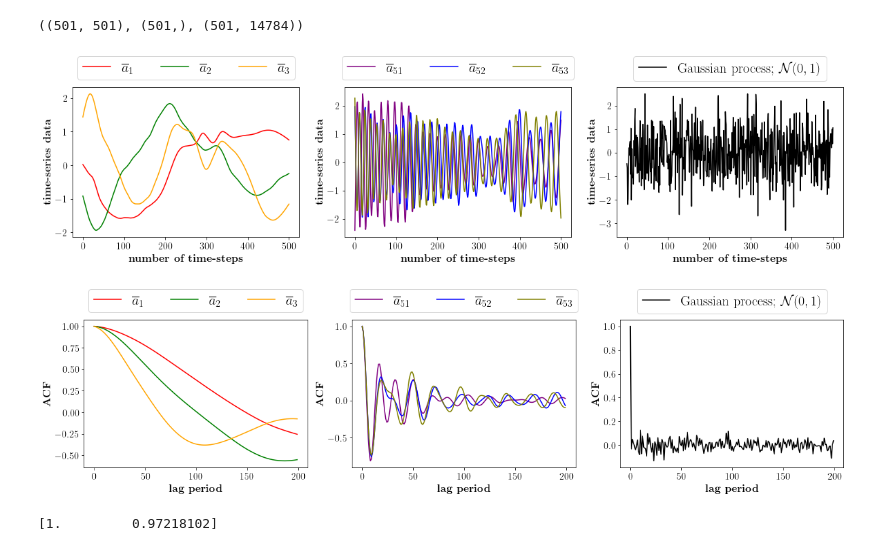
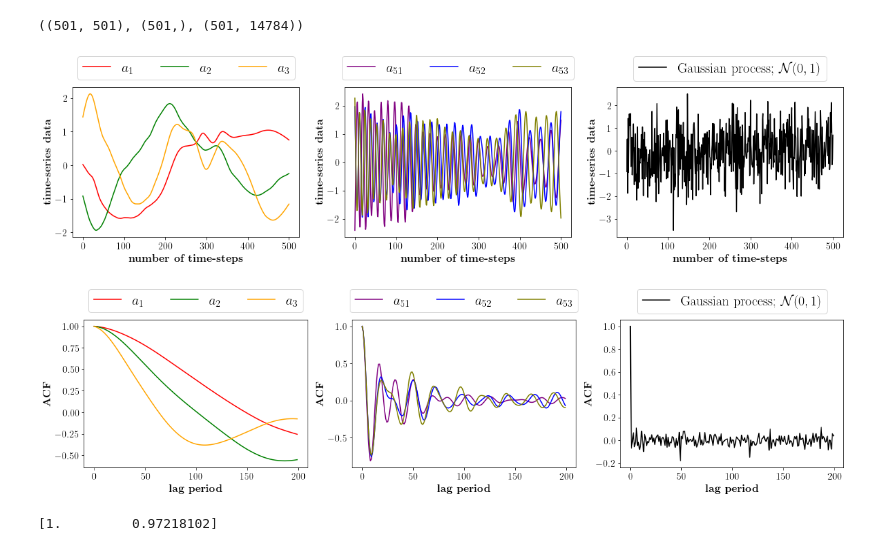
Before and after one commit to sharma-kk/coupled_OA_model, a Jupyter notebook: deterministic/224x32/autoregressive_model_time_series_config1_t25_to_t45.ipynb, the cells around one changed output. Saved outputs shown, nothing was run; the diff lists cells and outputs as text; code cells hidden in the pictures.

```diff
--- a/deterministic/224x32/autoregressive_model_time_series_config1_t25_to_t45.ipynb
+++ b/deterministic/224x32/autoregressive_model_time_series_config1_t25_to_t45.ipynb
@@ -59,26 +59,26 @@ A_s = A*np.sqrt(np.shape(A)[0] -1)
 # %%
 fig,axes = plt.subplots(1,3, figsize=(20, 4)) # 23,6
 
-axes[0].plot(A_s[:,0], label=r'$\overline{a}_1$', color='red')
-axes[0].plot(A_s[:,1], label=r'$\overline{a}_2$', color='green')
-axes[0].plot(A_s[:,2], label=r'$\overline{a}_3$', color='orange')
+axes[0].plot(A_s[:,0], label=r'${a}_1$', color='red')
+axes[0].plot(A_s[:,1], label=r'${a}_2$', color='green')
+axes[0].plot(A_s[:,2], label=r'${a}_3$', color='orange')
 axes[0].legend(loc='upper center', bbox_to_anchor=(0.5, 1.25), ncol=3)  # Move legend outside
 
-axes[1].plot(A_s[:,50], label=r'$\overline{a}_{51}$', color='purple')
-axes[1].plot(A_s[:,51], label=r'$\overline{a}_{52}$', color='blue')
-axes[1].plot(A_s[:,52], label=r'$\overline{a}_{53}$', color='olive')
+axes[1].plot(A_s[:,50], label=r'${a}_{51}$', color='purple')
+axes[1].plot(A_s[:,51], label=r'${a}_{52}$', color='blue')
+axes[1].plot(A_s[:,52], label=r'${a}_{53}$', color='olive')
 axes[1].legend(loc='upper center', bbox_to_anchor=(0.5, 1.25), ncol=3)  # Move legend outside
 
 axes[2].plot(np.random.normal(size=A_s[:,0].size), label=r'Gaussian process; $\mathcal{N}(0,1)$', color='black')
 axes[2].legend(loc='upper center', bbox_to_anchor=(0.5, 1.25), ncol=1)  # Move legend outside
 
 for ax in axes:
     ax.set_ylabel(r'\bf{time-series data}')
     ax.set_xlabel(r'\bf{number of time-steps}')
 # fig.suptitle(r'Time-series data corresponding to different EOFs')
 plt.savefig('./plots/time_series_rescaled_time_measurement_t25_to_t45.pdf',bbox_inches='tight')
 # %% [output]
-[figure, old version]
+[figure, new version]
 # %%
 # calculating sample autocorrelation function
 def acf(x,n_lags):
@@ -95,14 +95,14 @@ n_lags = 200 # desired number of lags for ACF calculation
 # %%
 fig,axes = plt.subplots(1,3, figsize=(20, 4))
 
-axes[0].plot(acf(A_s[:,0], n_lags), label=r'$\overline{a}_1$', color='red')
-axes[0].plot(acf(A_s[:,1], n_lags), label=r'$\overline{a}_2$', color='green')
-axes[0].plot(acf(A_s[:,2], n_lags), label=r'$\overline{a}_3$', color='orange')
+axes[0].plot(acf(A_s[:,0], n_lags), label=r'${a}_1$', color='red')
+axes[0].plot(acf(A_s[:,1], n_lags), label=r'${a}_2$', color='green')
+axes[0].plot(acf(A_s[:,2], n_lags), label=r'${a}_3$', color='orange')
 axes[0].legend(loc='upper center', bbox_to_anchor=(0.5, 1.25), ncol=3)  # Move legend outside
 
-axes[1].plot(acf(A_s[:,50], n_lags), label=r'$\overline{a}_{51}$', color='purple')
-axes[1].plot(acf(A_s[:,51], n_lags), label=r'$\overline{a}_{52}$', color='blue')
-axes[1].plot(acf(A_s[:,52], n_lags), label=r'$\overline{a}_{53}$', color='olive')
+axes[1].plot(acf(A_s[:,50], n_lags), label=r'${a}_{51}$', color='purple')
+axes[1].plot(acf(A_s[:,51], n_lags), label=r'${a}_{52}$', color='blue')
+axes[1].plot(acf(A_s[:,52], n_lags), label=r'${a}_{53}$', color='olive')
 axes[1].legend(loc='upper center', bbox_to_anchor=(0.5, 1.25), ncol=3)  # Move legend outside
 
 axes[2].plot(acf(np.random.normal(size=A_s[:,0].size), n_lags), label=r'Gaussian process; $\mathcal{N}(0,1)$', color='black')
@@ -113,7 +113,7 @@ for ax in axes:
     ax.set_xlabel(r'\textbf{lag period}')
 plt.savefig('./plots/acf_rescaled_time_measurement_t25_to_t45.pdf',bbox_inches='tight')
 # %% [output]
-[figure, old version]
+[figure, new version]
 # %%
 j = 33
 print(acf(A_s[:,j], 2))
```
